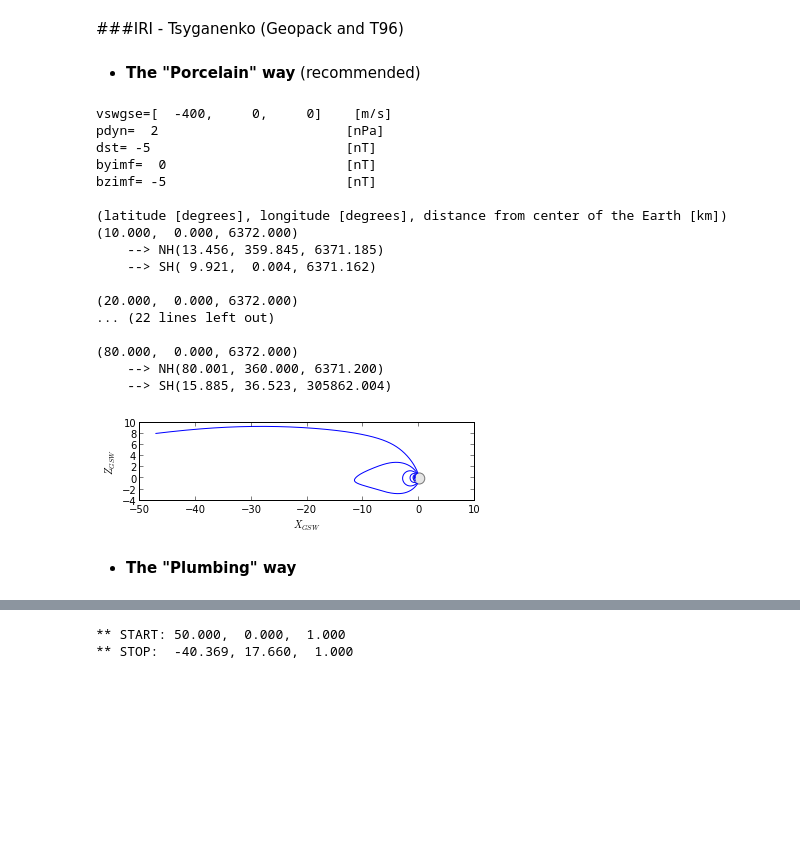
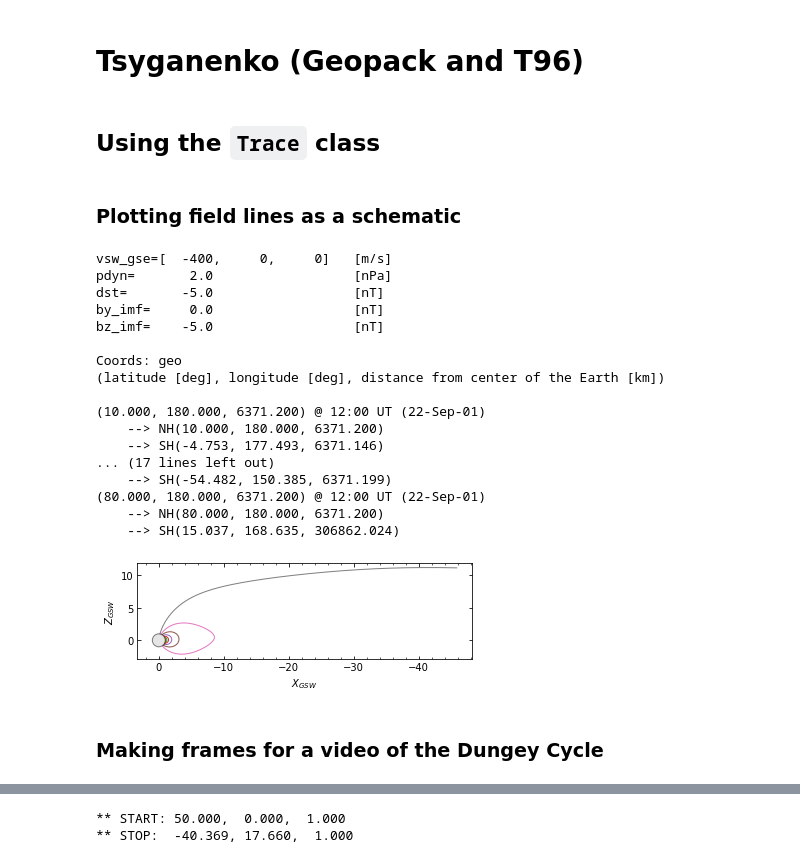
Before and after one commit to johncoxon/tsyganenko, a Jupyter notebook: Tsyganenko - Python examples.ipynb, the cells around one changed output, grey strips where cells are left out. Cells and saved outputs as stored; diff of their text form; code cells hidden in the pictures; blank space fills up the shorter version.

```diff
--- a/Tsyganenko - Python examples.ipynb
+++ b/Tsyganenko - Python examples.ipynb
@@ -1,3 +1,3 @@
 # %% [markdown]
-###IRI - Tsyganenko (Geopack and T96)
+# Tsyganenko (Geopack and T96)
 # %%
@@ -6,30 +7,33 @@ import tsyganenko
-# %% [markdown]
-- **The "Porcelain" way** (recommended)
+# %% [markdown]
+## Using the `Trace` class
+# %% [markdown]
+### Plotting field lines as a schematic
 # %%
-lats = range(10, 90, 10)
-lons = zeros(len(lats))
-rhos = 6372.*ones(len(lats))
-trace = tsyganenko.Trace(lats, lons, rhos)
-print trace
+trace_dt = datetime.datetime(2001,9,22,12)
+lats = np.arange(10, 90, 10)
+lons = 180.*np.ones_like(lats)
+rhos = tsy.RE*np.ones_like(lats)
+trace = tsy.Trace(lats, lons, rhos, datetime=trace_dt)
 ax = trace.plot()
+print(trace)
 # %% [output]
-vswgse=[  -400,     0,     0]    [m/s]
-pdyn=  2                        [nPa]
-dst= -5                         [nT]
-byimf=  0                       [nT]
-bzimf= -5                       [nT]
+vsw_gse=[  -400,     0,     0]   [m/s]
+pdyn=       2.0                  [nPa]
+dst=       -5.0                  [nT]
+by_imf=     0.0                  [nT]
+bz_imf=    -5.0                  [nT]
 
-(latitude [degrees], longitude [degrees], distance from center of the Earth [km])
-(10.000,  0.000, 6372.000)
-    --> NH(13.456, 359.845, 6371.185)
-    --> SH( 9.921,  0.004, 6371.162)
+Coords: geo
+(latitude [deg], longitude [deg], distance from center of the Earth [km])
 
-(20.000,  0.000, 6372.000)
-... (22 lines left out)
-
-(80.000,  0.000, 6372.000)
-    --> NH(80.001, 360.000, 6371.200)
-    --> SH(15.885, 36.523, 305862.004)
+(10.000, 180.000, 6371.200) @ 12:00 UT (22-Sep-01)
+    --> NH(10.000, 180.000, 6371.200)
+    --> SH(-4.753, 177.493, 6371.146)
+... (17 lines left out)
+    --> SH(-54.482, 150.385, 6371.199)
+(80.000, 180.000, 6371.200) @ 12:00 UT (22-Sep-01)
+    --> NH(80.000, 180.000, 6371.200)
+    --> SH(15.037, 168.635, 306862.024)
-[figure, old version]
+[figure, new version]
-# %% [markdown]
-- **The "Plumbing" way**
+# %% [markdown]
+### Making frames for a video of the Dungey Cycle
```
Also changed, not shown: parts of 6 cells of this notebook, 1 other file.
